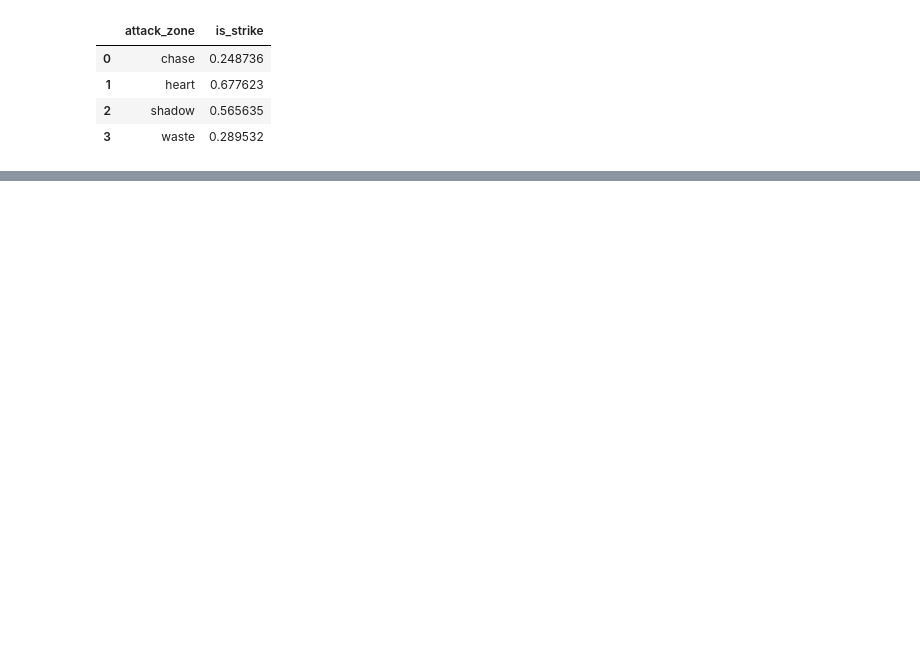
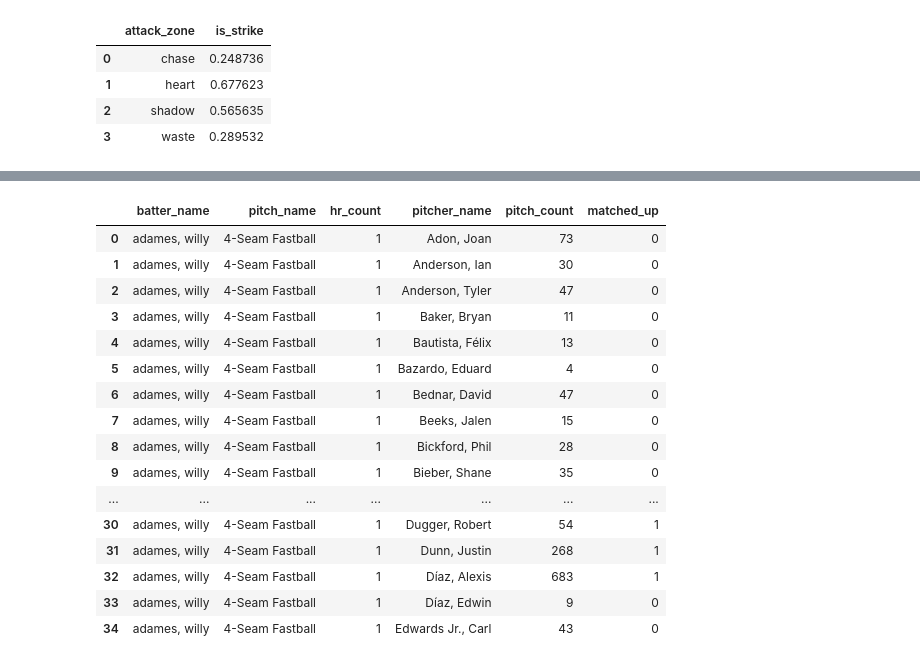
Before and after one commit to DerikVo/Baseball_analysis, a Jupyter notebook: code/reds_analysis.ipynb, the cells around one changed output, grey strips where cells are left out. Saved outputs shown, nothing was run; the diff lists cells and outputs as text; code cells hidden in the pictures; blank space fills up the shorter version.

```diff
--- a/code/reds_analysis.ipynb
+++ b/code/reds_analysis.ipynb
@@ -170,0 +182,8 @@ df_pitcher_attack
+# %%
+#The purpose of this code is to identify how many pitch types resulted in a homerune based on a pitch type (name).
+df_batter_hr = df
+df_batter_hr['is_hr'] = 0
+df_batter_hr.loc[df_batter_hr['events']=='home_run', 'is_hr'] =1
+df_batter_hr = df_batter_hr.loc[df_batter_hr['is_hr']==1, ['batter_name', 'pitch_name', 'is_hr']].groupby(['batter_name','pitch_name'], as_index=False).sum()
+df_batter_hr.rename(columns={'is_hr':'hr_count'}, inplace=True)
+df_batter_hr
@@ -170,0 +204,7 @@ df_pitcher_attack
+# %%
+df_pitch_hr = df.loc[:, ['pitcher_name','pitch_name','is_hr']].groupby(['pitcher_name','pitch_name'], as_index=False).count()
+_df_pitch_hr = df_pitch_hr.loc[:,['pitcher_name','is_hr']].groupby(['pitcher_name'], as_index=False).max()
+df_pitch_hr=df_pitch_hr.merge(_df_pitch_hr)
+df_pitch_hr.rename(columns={'is_hr':'pitch_count'}, inplace=True)
+# %%
+df_pitch_type = df_batter_hr.merge(df_pitch_hr, on='pitch_name')
@@ -170,0 +229,26 @@ df_pitcher_attack
+# %%
+#The purpose of this feature is to identify if a bitcher and patter matched up in a game
+df_match_up = df.loc[:, ['batter_name','pitcher_name']].drop_duplicates()
+df_match_up['matched_up'] = 1
+
+df_played_stats = df_pitch_type.merge(df_match_up, how="left")
+df_played_stats['matched_up']= df_played_stats['matched_up'].fillna(0).astype(int)
+df_played_stats.head(35)
+# %% [output]
+|  | batter_name | pitch_name | hr_count | pitcher_name | pitch_count | matched_up |
+| 0 | adames, willy | 4-Seam Fastball | 1 | Adon, Joan | 73 | 0 |
+| 1 | adames, willy | 4-Seam Fastball | 1 | Anderson, Ian | 30 | 0 |
+| 2 | adames, willy | 4-Seam Fastball | 1 | Anderson, Tyler | 47 | 0 |
+| 3 | adames, willy | 4-Seam Fastball | 1 | Baker, Bryan | 11 | 0 |
+| 4 | adames, willy | 4-Seam Fastball | 1 | Bautista, Félix | 13 | 0 |
+| 5 | adames, willy | 4-Seam Fastball | 1 | Bazardo, Eduard | 4 | 0 |
+| 6 | adames, willy | 4-Seam Fastball | 1 | Bednar, David | 47 | 0 |
+| 7 | adames, willy | 4-Seam Fastball | 1 | Beeks, Jalen | 15 | 0 |
+| 8 | adames, willy | 4-Seam Fastball | 1 | Bickford, Phil | 28 | 0 |
+| 9 | adames, willy | 4-Seam Fastball | 1 | Bieber, Shane | 35 | 0 |
+| ... | ... | ... | ... | ... | ... | ... |
+| 30 | adames, willy | 4-Seam Fastball | 1 | Dugger, Robert | 54 | 1 |
+| 31 | adames, willy | 4-Seam Fastball | 1 | Dunn, Justin | 268 | 1 |
+| 32 | adames, willy | 4-Seam Fastball | 1 | Díaz, Alexis | 683 | 1 |
+| 33 | adames, willy | 4-Seam Fastball | 1 | Díaz, Edwin | 9 | 0 |
+| 34 | adames, willy | 4-Seam Fastball | 1 | Edwards Jr., Carl | 43 | 0 |
```
Also changed, not shown: parts of 9 cells of this notebook.
